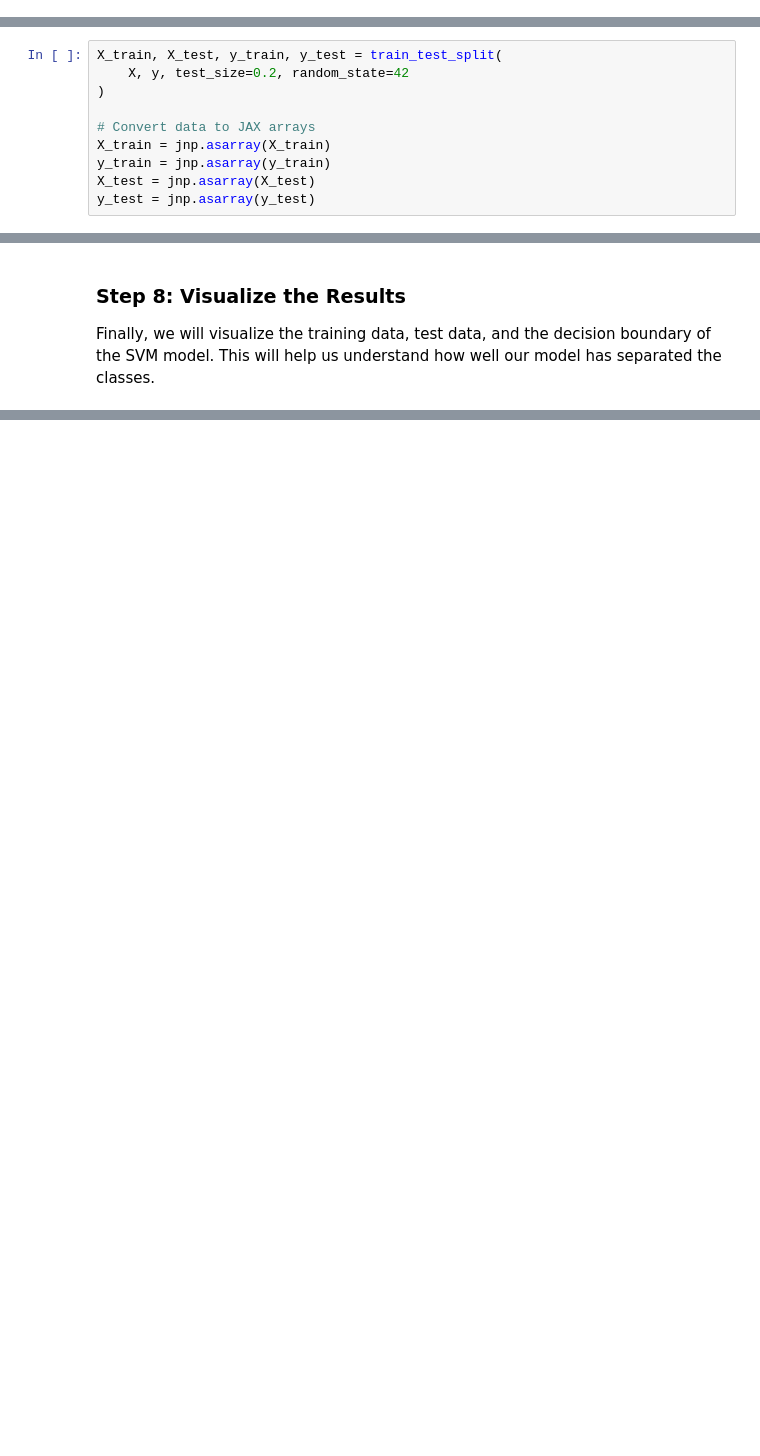
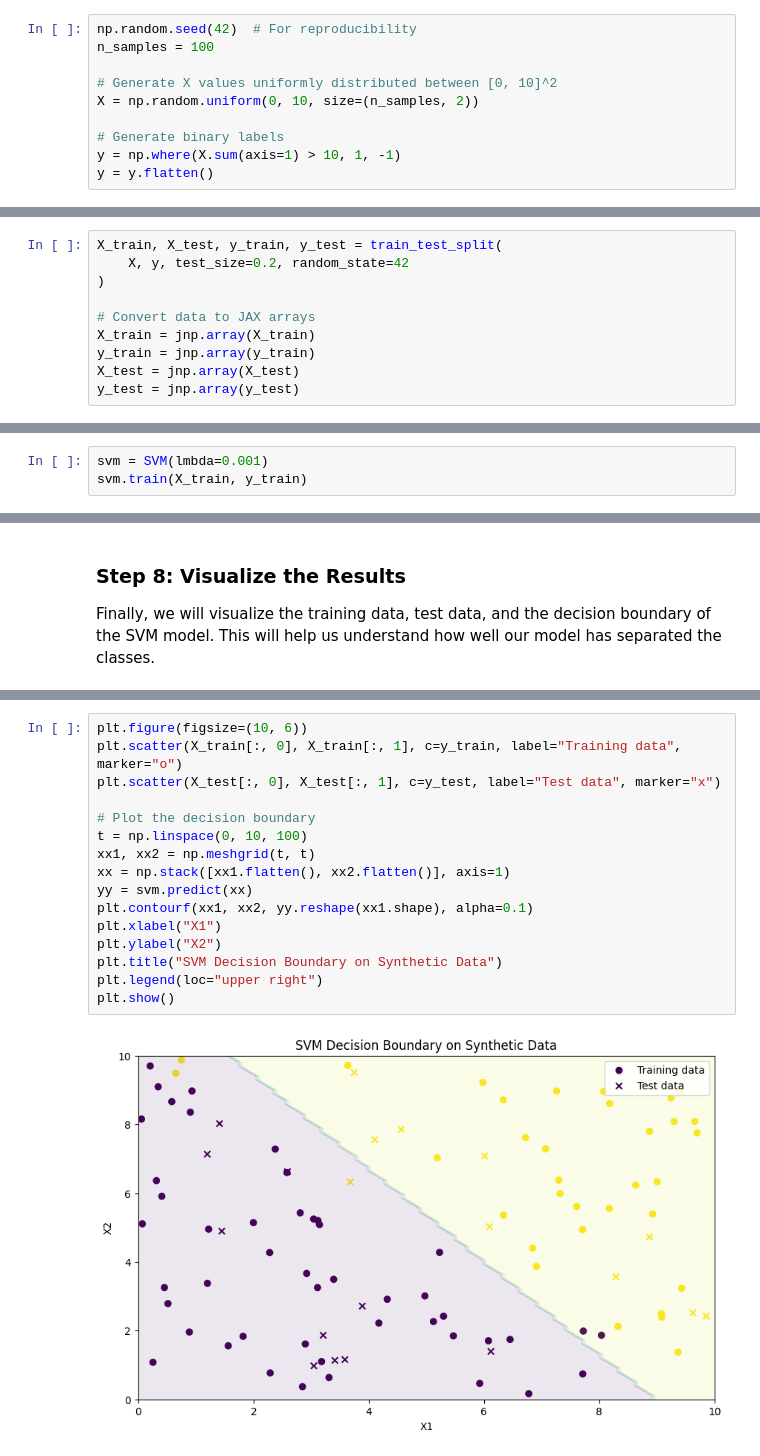
Before and after one commit to Peng-Rao/NAML_labs, a Jupyter notebook: lab4/linear-SVR-SVM.ipynb, the cells around one changed output, grey strips where cells are left out. Cells and saved outputs as stored; diff of their text form; blank space fills up the shorter version.

```diff
--- a/lab4/linear-SVR-SVM.ipynb
+++ b/lab4/linear-SVR-SVM.ipynb
@@ -210,3 +237,13 @@ n_samples = 100
+# %%
+np.random.seed(42)  # For reproducibility
+n_samples = 100
+
+# Generate X values uniformly distributed between [0, 10]^2
+X = np.random.uniform(0, 10, size=(n_samples, 2))
+
+# Generate binary labels
+y = np.where(X.sum(axis=1) > 10, 1, -1)
+y = y.flatten()
 # %% [markdown]
 ### Step 4: Split the Data
 
@@ -219,10 +256,10 @@ X_train, X_test, y_train, y_test = train_test_split(
 )
 
 # Convert data to JAX arrays
-X_train = jnp.asarray(X_train)
-y_train = jnp.asarray(y_train)
-X_test = jnp.asarray(X_test)
-y_test = jnp.asarray(y_test)
+X_train = jnp.array(X_train)
+y_train = jnp.array(y_train)
+X_test = jnp.array(X_test)
+y_test = jnp.array(y_test)
 # %% [markdown]
 ### Step 5: Train the SVM Model
 
@@ -232,3 +267,6 @@ We will now create an instance of the `SVM` class and train the model using the
+# %%
+svm = SVM(lmbda=0.001)
+svm.train(X_train, y_train)
 # %% [markdown]
 ### Step 6: Make Predictions
 
@@ -265,0 +297,18 @@ plt.figure(figsize=(10, 6))
+# %%
+plt.figure(figsize=(10, 6))
+plt.scatter(X_train[:, 0], X_train[:, 1], c=y_train, label="Training data", marker="o")
+plt.scatter(X_test[:, 0], X_test[:, 1], c=y_test, label="Test data", marker="x")
+
+# Plot the decision boundary
+t = np.linspace(0, 10, 100)
+xx1, xx2 = np.meshgrid(t, t)
+xx = np.stack([xx1.flatten(), xx2.flatten()], axis=1)
+yy = svm.predict(xx)
+plt.contourf(xx1, xx2, yy.reshape(xx1.shape), alpha=0.1)
+plt.xlabel("X1")
+plt.ylabel("X2")
+plt.title("SVM Decision Boundary on Synthetic Data")
+plt.legend(loc="upper right")
+plt.show()
+# %% [output]
+[figure, added]
```
Also changed, not shown: parts of 16 cells of this notebook, 24 other files.
